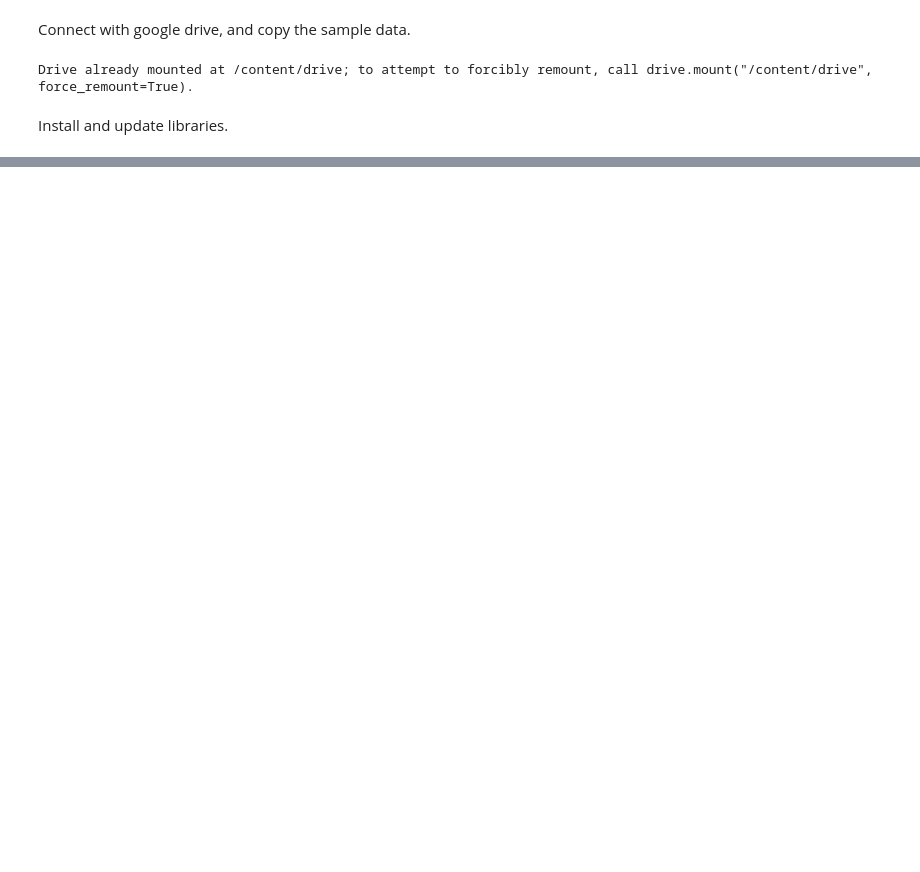
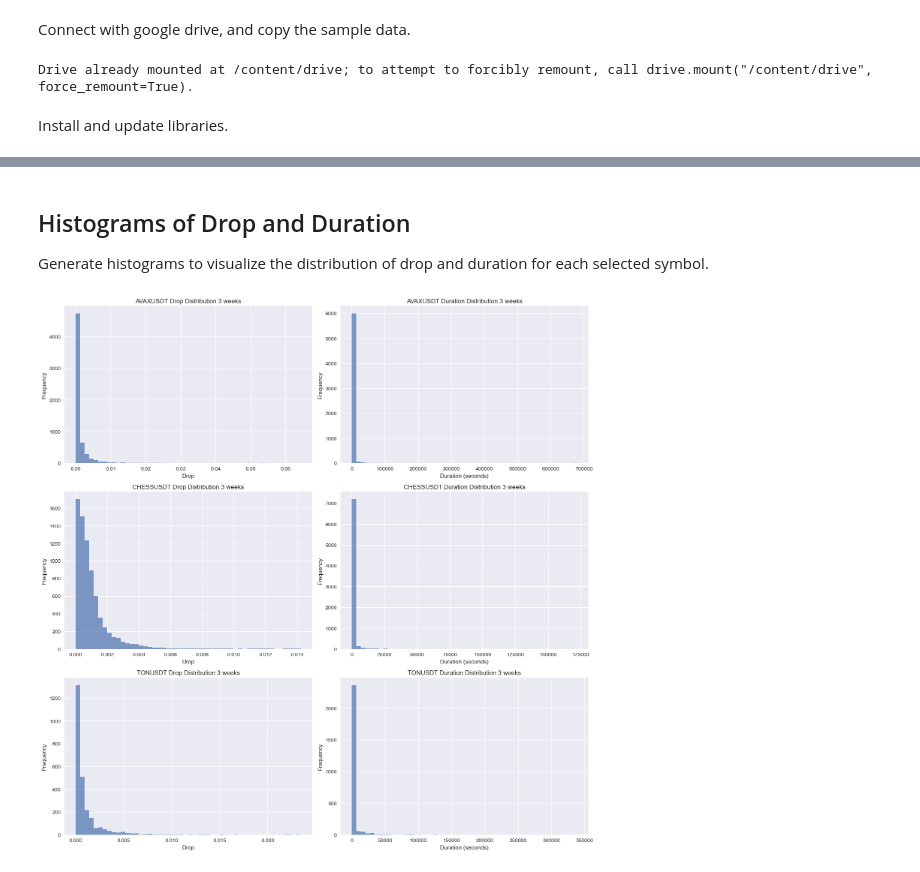
Before and after one commit to Yechang618/project_kucoin, a Jupyter notebook: kucoin_basis_visual.ipynb, the cells around one changed output, grey strips where cells are left out. Drawn from its saved outputs; the diff is of its cells as text; code cells hidden in the pictures; blank space fills up the shorter version.

```diff
--- a/kucoin_basis_visual.ipynb
+++ b/kucoin_basis_visual.ipynb
@@ -118,0 +228,41 @@ display(df_basis.describe())
+# %% [markdown]
+## Histograms of Drop and Duration
+
+Generate histograms to visualize the distribution of drop and duration for each selected symbol.
+# %%
+num_symbols = len(selected_symbols)
+num_cols = 2 # One column for Drop histogram, one for Duration histogram
+num_rows = num_symbols
+
+fig, axes = plt.subplots(num_rows, num_cols, figsize=(15, num_rows * 5))
+axes = axes.flatten()
+
+for i, symbol in enumerate(selected_symbols):
+    df_symbol = globals().get(f'df_drop_duration_{symbol}')
+
+    if df_symbol is not None and not df_symbol.empty:
+        # Histogram for Drop
+        ax_drop = axes[i * num_cols]
+        ax_drop.hist(df_symbol['Drop'].dropna(), bins=50, alpha=0.7)
+        ax_drop.set_title(f'{symbol} Drop Distribution '+label)
+        ax_drop.set_xlabel('Drop')
+        ax_drop.set_ylabel('Frequency')
+        ax_drop.grid(True)
+
+        # Histogram for Duration
+        ax_duration = axes[i * num_cols + 1]
+        ax_duration.hist(df_symbol['Duration'].dropna(), bins=50, alpha=0.7)
+        ax_duration.set_title(f'{symbol} Duration Distribution '+label)
+        ax_duration.set_xlabel('Duration (seconds)')
+        ax_duration.set_ylabel('Frequency')
+        ax_duration.grid(True)
+    else:
+        # Hide axes if no data for the symbol
+        axes[i * num_cols].axis('off')
+        axes[i * num_cols + 1].axis('off')
+
+
+plt.tight_layout()
+plt.show()
+# %% [output]
+[figure, added]
```
Also changed, not shown: parts of 11 cells of this notebook, 1 other file.
